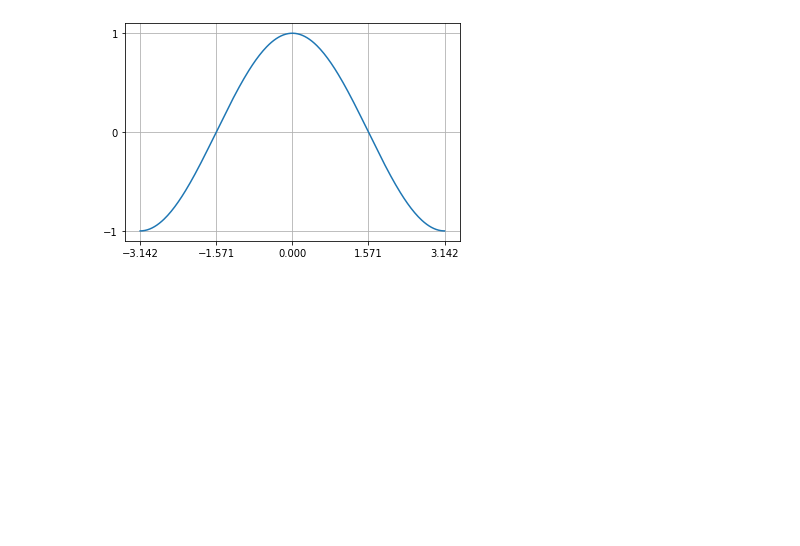
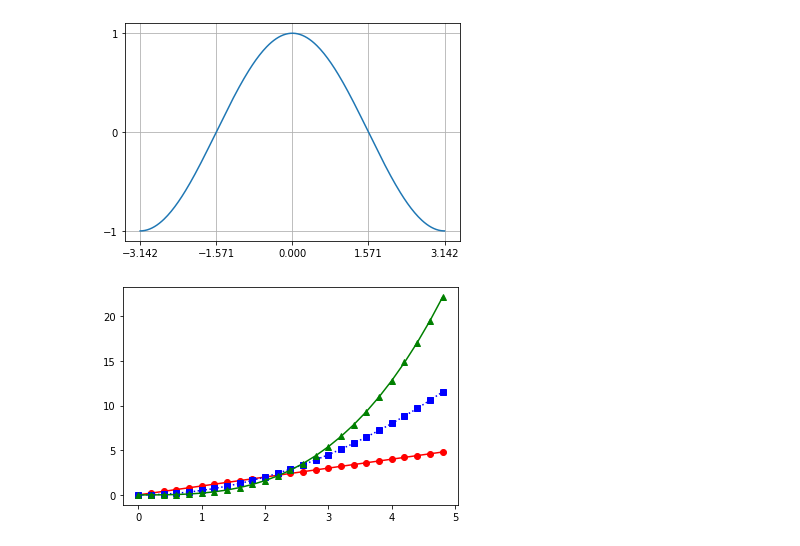
Before and after one commit to H43RO/DataAnalysis_Practice, a Jupyter notebook: Practice/Practice_Matplotlib.ipynb, the cells around one changed output. Drawn from its saved outputs; the diff is of its cells as text; code cells hidden in the pictures; blank space fills up the shorter version.

Commit message:
Matplotlib Practice

```diff
--- a/Practice/Practice_Matplotlib.ipynb
+++ b/Practice/Practice_Matplotlib.ipynb
@@ -53,3 +53,14 @@ plt.grid(True)
 plt.show()
 # %% [output]
 [figure]
+# %%
+# 여러 개 선 그리기
+
+import matplotlib.pyplot as plt
+import numpy as np
+
+x = np.arange(0., 5., 0.2)
+plt.plot(x, x, 'ro-', x, 0.5 * x**2, 'bs:', x, 0.2 * x**3, 'g^-')
+plt.show()
+# %% [output]
+[figure, added]
```
Also changed, not shown: parts of 1 cell of this notebook.
